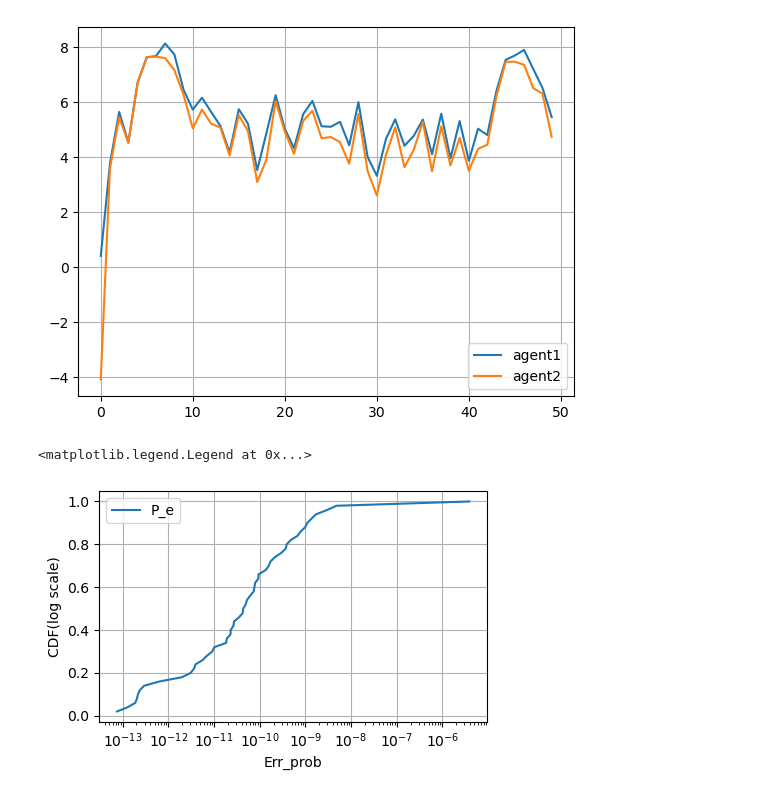
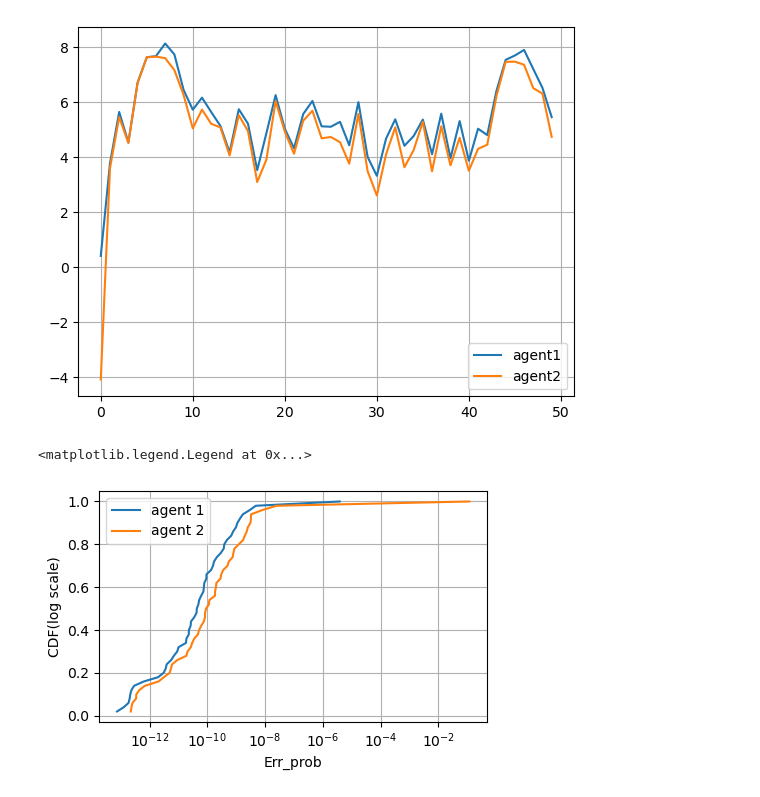
Before and after one commit to ashvinsrini/base-codes, a Jupyter notebook: X_subnets_MADRL/main_single_agent.ipynb, the cells around one changed output. Cells and saved outputs as stored; diff of their text form; code cells hidden in the pictures.

Commit message:
adding new plots in X_subnets_MADRL error prob

```diff
--- a/X_subnets_MADRL/main_single_agent.ipynb
+++ b/X_subnets_MADRL/main_single_agent.ipynb
@@ -342,24 +342,27 @@ plt.legend()
 plt.grid()
 # %% [output]
 [figure]
-# %%
-p_o =  1e-5
-rewards = np.array(epi_rewards)/J
-err_prob = p_o*(np.power(10,-rewards))
-
-def return_cdf(a):
-    sorted_a = np.sort(a)
-    cdf = np.arange(1, len(sorted_a) + 1) / len(sorted_a)
-    return sorted_a, cdf
-
-a2, cdf2 = return_cdf(err_prob)
-plt.figure(figsize= [5,3])
-#plt.ylim(np.min(cdf2))
-plt.semilogx(a2, cdf2, label = r'P_e')
-plt.grid()
-plt.xlabel('Err_prob')
-plt.ylabel('CDF(log scale)')
-plt.legend()
-# %% [output]
-<matplotlib.legend.Legend at 0x...>
-[figure, removed]
+# %%
+p_o =  1e-5
+#rewards = np.array(epi_rewards)/J
+err_prob = p_o*(np.power(10,-np.array(epi_rewards)/J))
+err_prob2 = p_o*(np.power(10,-np.array(epi_rewards2)/J))
+
+def return_cdf(a):
+    sorted_a = np.sort(a)
+    cdf = np.arange(1, len(sorted_a) + 1) / len(sorted_a)
+    return sorted_a, cdf
+
+a, cdf = return_cdf(err_prob)
+a2, cdf2 = return_cdf(err_prob2)
+plt.figure(figsize= [5,3])
+#plt.ylim(np.min(cdf2))
+plt.semilogx(a, cdf, label = r'agent 1')
+plt.semilogx(a2, cdf2, label = r'agent 2')
+plt.grid()
+plt.xlabel('Err_prob')
+plt.ylabel('CDF(log scale)')
+plt.legend()
+# %% [output]
+<matplotlib.legend.Legend at 0x...>
+[figure, added]
```
